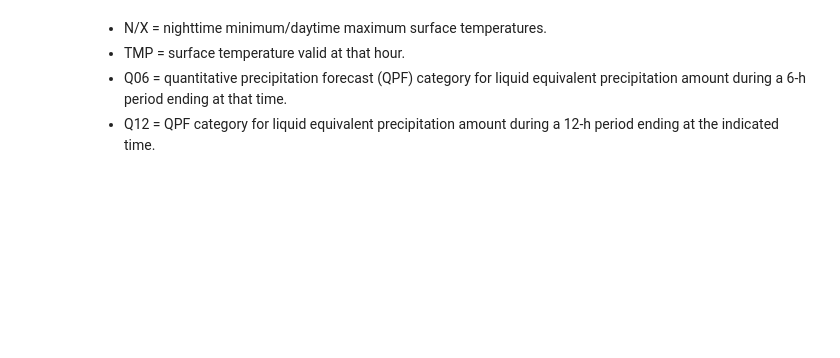
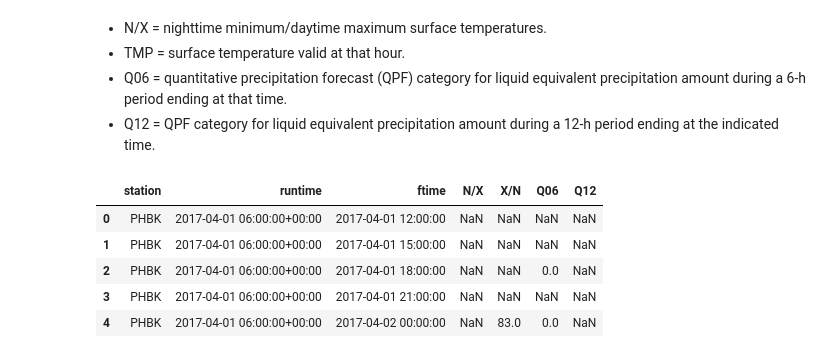
Before and after one commit to ccny-glasslab/mosparse, a Jupyter notebook: docs/station_lineup.ipynb, the cells around one changed output. Drawn from its saved outputs; the diff is of its cells as text; code cells hidden in the pictures; blank space fills up the shorter version.

```diff
--- a/docs/station_lineup.ipynb
+++ b/docs/station_lineup.ipynb
@@ -260,6 +284,15 @@ mosus = mos[mos['station'].isin(gdmo['Station'])]
 # %%
 # column filter
 mosv = mosus[['station', 'runtime', 'ftime', 'N/X', 'X/N','Q06', 'Q12']]
+# %%
+mosv.head()
+# %% [output]
+|  | station | runtime | ftime | N/X | X/N | Q06 | Q12 |
+| 0 | PHBK | 2017-04-01 06:00:00+00:00 | 2017-04-01 12:00:00 | NaN | NaN | NaN | NaN |
+| 1 | PHBK | 2017-04-01 06:00:00+00:00 | 2017-04-01 15:00:00 | NaN | NaN | NaN | NaN |
+| 2 | PHBK | 2017-04-01 06:00:00+00:00 | 2017-04-01 18:00:00 | NaN | NaN | 0.0 | NaN |
+| 3 | PHBK | 2017-04-01 06:00:00+00:00 | 2017-04-01 21:00:00 | NaN | NaN | NaN | NaN |
+| 4 | PHBK | 2017-04-01 06:00:00+00:00 | 2017-04-02 00:00:00 | NaN | 83.0 | 0.0 | NaN |
 # %%
 # save to csv , compute turns it to a dataframe so we only have 1 file to worry about
 mosv.compute().to_csv(f"MOS_{YEAR}.csv")
```
Also changed, not shown: parts of 14 cells of this notebook, 3 other files.
